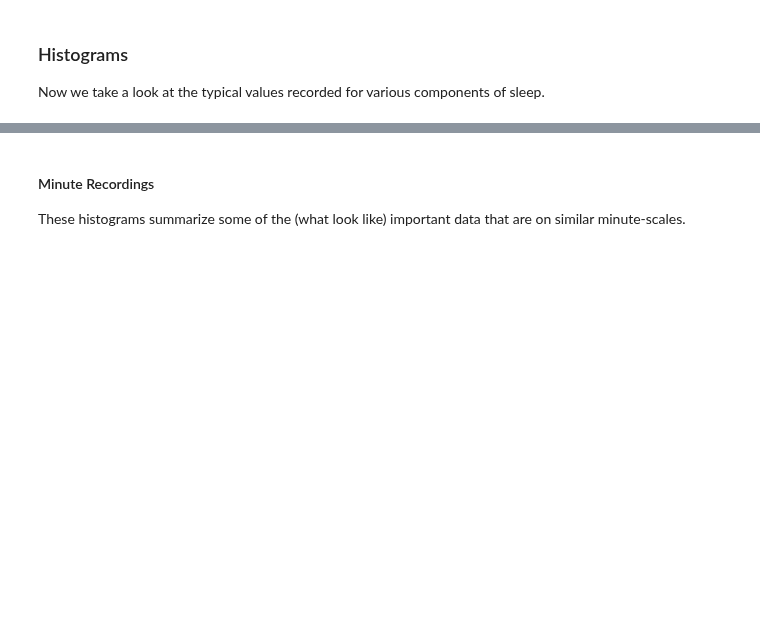
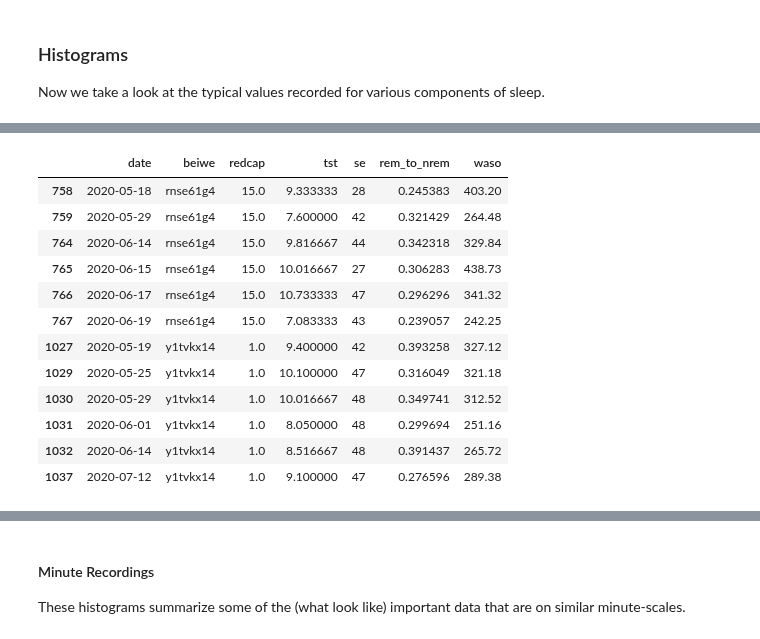
Before and after one commit to intelligent-environments-lab/utx000, a Jupyter notebook: notebooks/4.2.1-hef-fitbit-summary.ipynb, the cells around one changed output, grey strips where cells are left out. Saved outputs shown, nothing was run; the diff lists cells and outputs as text; code cells hidden in the pictures; blank space fills up the shorter version.

```diff
--- a/notebooks/4.2.1-hef-fitbit-summary.ipynb
+++ b/notebooks/4.2.1-hef-fitbit-summary.ipynb
@@ -359,0 +380,16 @@ plot_sleep_histogram(fitbit_sleep_metrics,save=True)
+# %%
+fitbit_sleep_metrics[fitbit_sleep_metrics["se"] < 50]
+# %% [output]
+|  | date | beiwe | redcap | tst | se | rem_to_nrem | waso |
+| 758 | 2020-05-18 | rnse61g4 | 15.0 | 9.333333 | 28 | 0.245383 | 403.20 |
+| 759 | 2020-05-29 | rnse61g4 | 15.0 | 7.600000 | 42 | 0.321429 | 264.48 |
+| 764 | 2020-06-14 | rnse61g4 | 15.0 | 9.816667 | 44 | 0.342318 | 329.84 |
+| 765 | 2020-06-15 | rnse61g4 | 15.0 | 10.016667 | 27 | 0.306283 | 438.73 |
+| 766 | 2020-06-17 | rnse61g4 | 15.0 | 10.733333 | 47 | 0.296296 | 341.32 |
+| 767 | 2020-06-19 | rnse61g4 | 15.0 | 7.083333 | 43 | 0.239057 | 242.25 |
+| 1027 | 2020-05-19 | y1tvkx14 | 1.0 | 9.400000 | 42 | 0.393258 | 327.12 |
+| 1029 | 2020-05-25 | y1tvkx14 | 1.0 | 10.100000 | 47 | 0.316049 | 321.18 |
+| 1030 | 2020-05-29 | y1tvkx14 | 1.0 | 10.016667 | 48 | 0.349741 | 312.52 |
+| 1031 | 2020-06-01 | y1tvkx14 | 1.0 | 8.050000 | 48 | 0.299694 | 251.16 |
+| 1032 | 2020-06-14 | y1tvkx14 | 1.0 | 8.516667 | 48 | 0.391437 | 265.72 |
+| 1037 | 2020-07-12 | y1tvkx14 | 1.0 | 9.100000 | 47 | 0.276596 | 289.38 |
```
Also changed, not shown: parts of 44 cells of this notebook.
